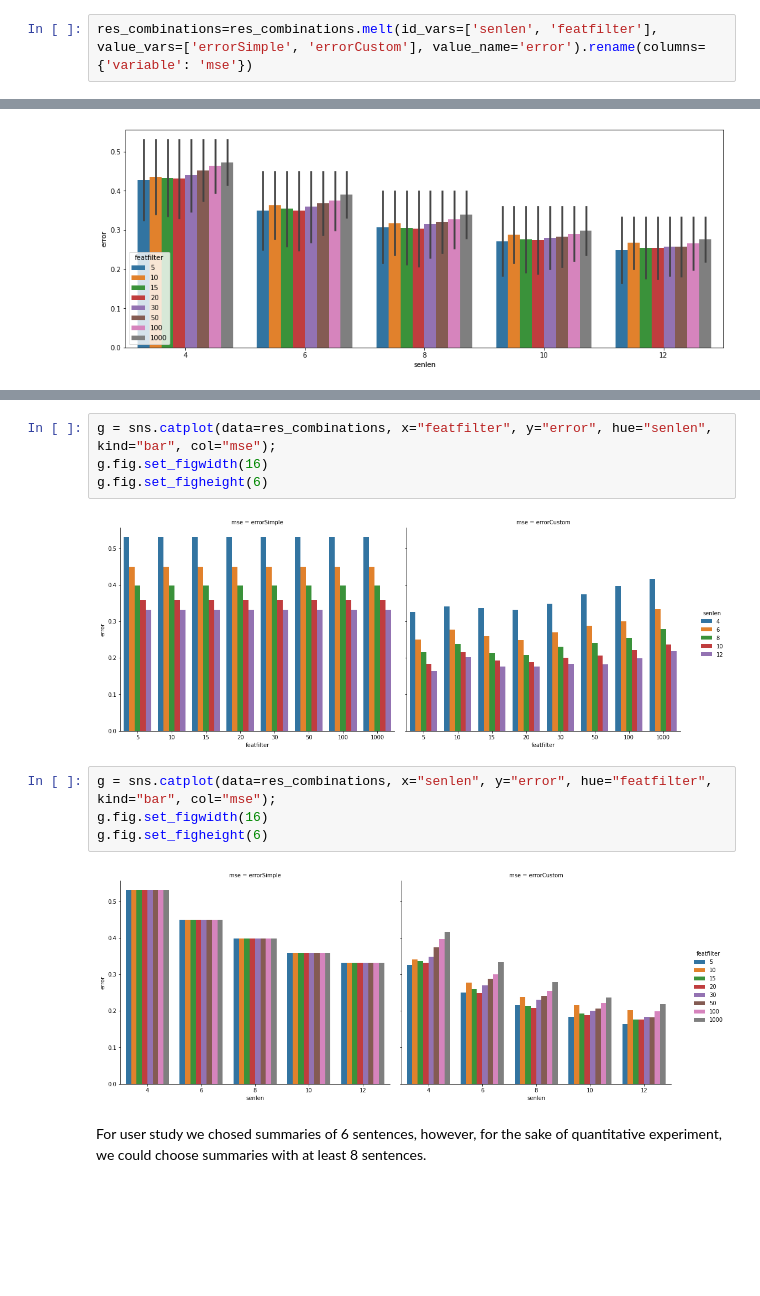
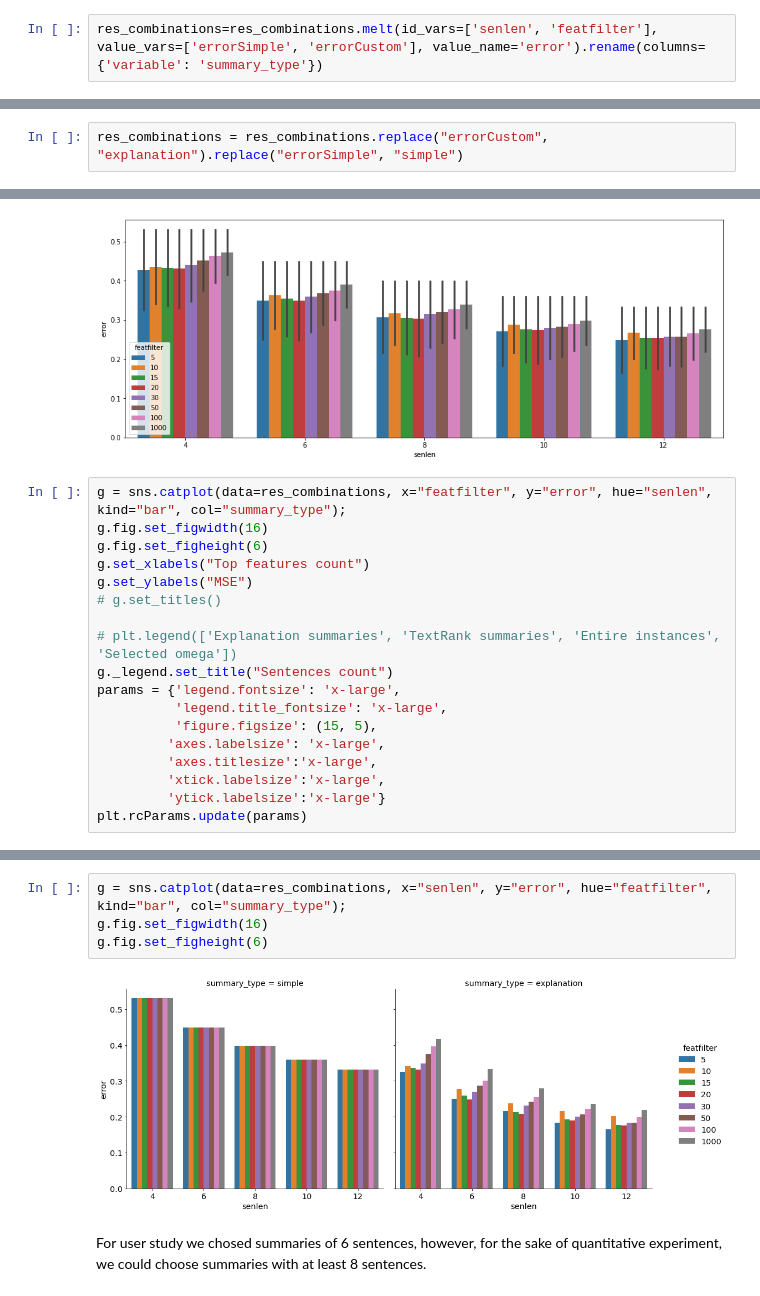
Before and after one commit to tomasMizera/dt-ai-explanation, a Jupyter notebook: notebooks/experiments/quan-lime-tuneup.ipynb, the cells around one changed output, grey strips where cells are left out. Saved outputs shown, nothing was run; the diff lists cells and outputs as text; blank space fills up the shorter version.

```diff
--- a/notebooks/experiments/quan-lime-tuneup.ipynb
+++ b/notebooks/experiments/quan-lime-tuneup.ipynb
@@ -243,5 +243,5 @@ res_combinations.sample(2)
 # %%
-res_combinations=res_combinations.melt(id_vars=['senlen', 'featfilter'], value_vars=['errorSimple', 'errorCustom'], value_name='error').rename(columns={'variable': 'mse'})
+res_combinations=res_combinations.melt(id_vars=['senlen', 'featfilter'], value_vars=['errorSimple', 'errorCustom'], value_name='error').rename(columns={'variable': 'summary_type'})
 # %%
 res_combinations.sample(2)
 # %% [output]
@@ -251,6 +251,26 @@ res_combinations.sample(2)
+# %%
+res_combinations = res_combinations.replace("errorCustom", "explanation").replace("errorSimple", "simple")
 # %%
 plt.figure(figsize=(16, 6))
 sns.barplot(data=res_combinations, x="senlen", y="error", hue="featfilter")
 # %% [output]
 <AxesSubplot:xlabel='senlen', ylabel='error'>
 [figure]
+# %%
+g = sns.catplot(data=res_combinations, x="featfilter", y="error", hue="senlen", kind="bar", col="summary_type");
+g.fig.set_figwidth(16)
+g.fig.set_figheight(6)
+g.set_xlabels("Top features count")
+g.set_ylabels("MSE")
+# g.set_titles()
+
+# plt.legend(['Explanation summaries', 'TextRank summaries', 'Entire instances', 'Selected omega'])
+g._legend.set_title("Sentences count")
+params = {'legend.fontsize': 'x-large',
+          'legend.title_fontsize': 'x-large',
+          'figure.figsize': (15, 5),
+         'axes.labelsize': 'x-large',
+         'axes.titlesize':'x-large',
+         'xtick.labelsize':'x-large',
+         'ytick.labelsize':'x-large'}
+plt.rcParams.update(params)
@@ -257,15 +279,9 @@ sns.barplot(data=res_combinations, x="senlen", y="error", hue="featfilter")
 # %%
-g = sns.catplot(data=res_combinations, x="featfilter", y="error", hue="senlen", kind="bar", col="mse");
+g = sns.catplot(data=res_combinations, x="senlen", y="error", hue="featfilter", kind="bar", col="summary_type");
 g.fig.set_figwidth(16)
 g.fig.set_figheight(6)
 # %% [output]
-[figure, old version]
+[figure, new version]
-# %%
-g = sns.catplot(data=res_combinations, x="senlen", y="error", hue="featfilter", kind="bar", col="mse");
-g.fig.set_figwidth(16)
-g.fig.set_figheight(6)
-# %% [output]
-[figure, removed]
 # %% [markdown]
 For user study we chosed summaries of 6 sentences, however, for the sake of quantitative experiment, we could choose summaries with at least 8 sentences.
 # %% [markdown]
```
Also changed, not shown: parts of 51 cells of this notebook, 7 other files.
